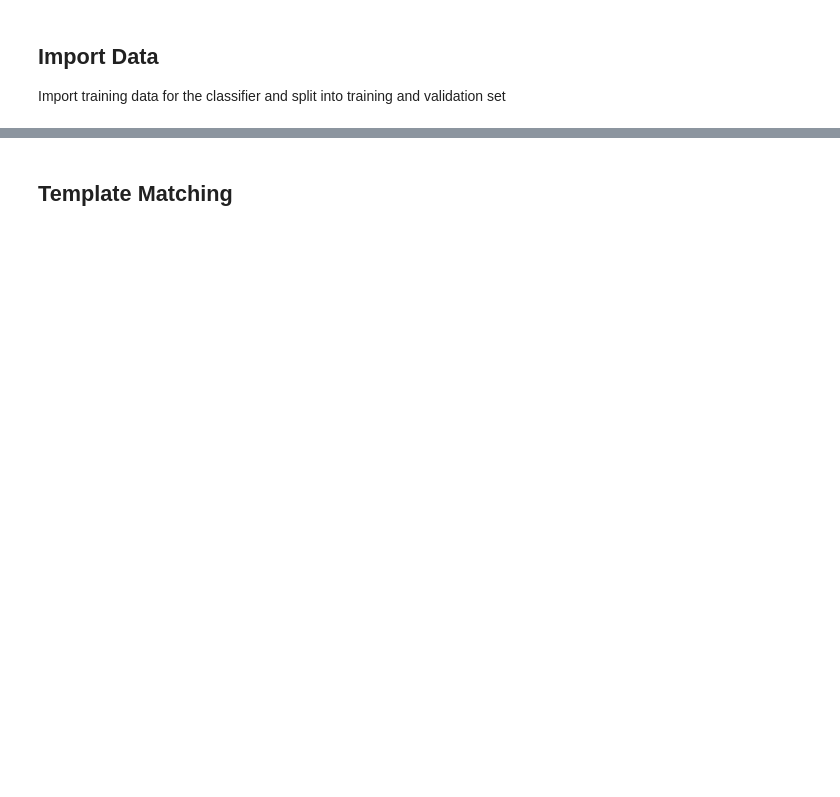
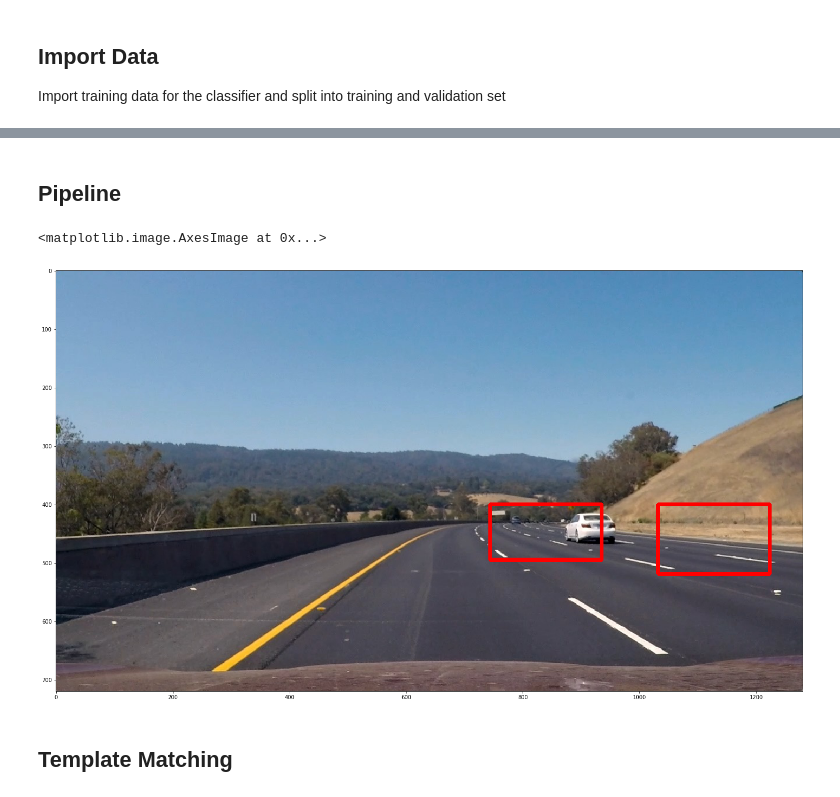
Before and after one commit to lhyleonghuiyu/CarND-Vehicle-Detection, a Jupyter notebook: starter.ipynb, the cells around one changed output, grey strips where cells are left out. Drawn from its saved outputs; the diff is of its cells as text; code cells hidden in the pictures; blank space fills up the shorter version.

```diff
--- a/starter.ipynb
+++ b/starter.ipynb
@@ -295,3 +578,27 @@ Y.shape
+# %% [markdown]
+## Pipeline
+# %%
+def pipeline(img, clf, X_scaler):
+    ystart = 400
+    ystop = 656
+    scale = 1.5
+
+    rectangles = find_cars(img, ystart, ystop, scale, clf, X_scaler, orient=9, pix_per_cell=8, cell_per_block=2, spatial_size=(32,32), hist_bins=32)
+    heat = np.zeros_like(img[:,:,0]).astype(np.float64)
+    heat = add_heat(heat,rectangles)
+    heat = apply_threshold(heat,2)
+    labels = label(heatmap)
+    draw_img = draw_labeled_bboxes(np.copy(img), labels)
+
+    return draw_img
+# %%
+test_pic = cv2.imread('./test_images/test3.jpg')
+draw = pipeline(test_pic, clf, X_scaler)
+
+plt.imshow(cv2.cvtColor(draw, cv2.COLOR_BGR2RGB))
+# %% [output]
+<matplotlib.image.AxesImage at 0x...>
+[figure, added]
 # %% [markdown]
 ## Template Matching
 # %%
```
Also changed, not shown: parts of 21 cells of this notebook, 4 other files.
